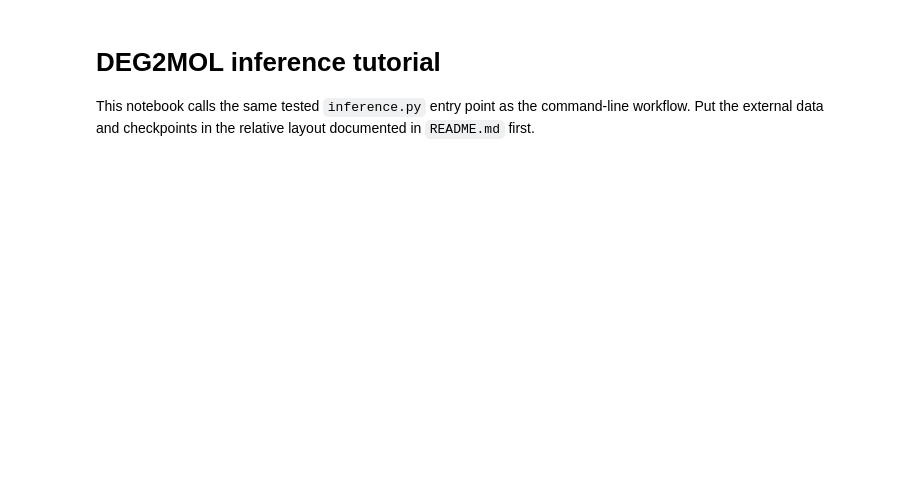
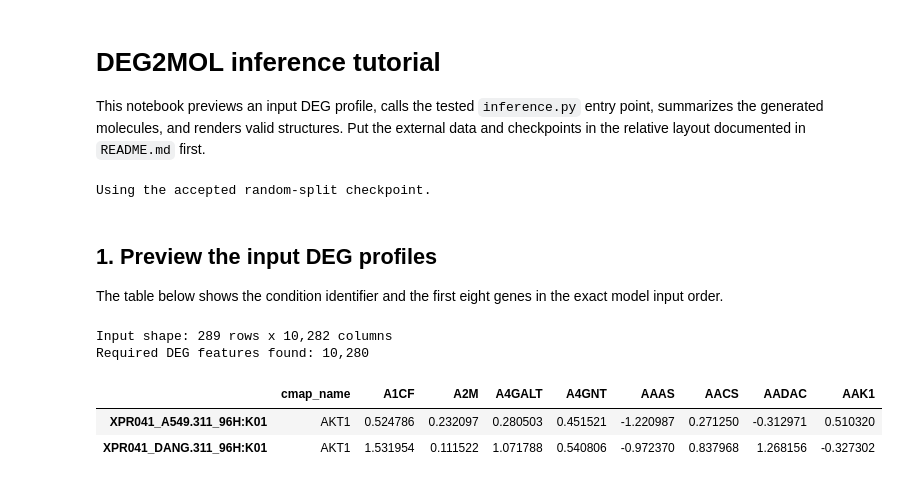
Before and after one commit to KU-MedAI/DEG2MOL, a Jupyter notebook: tutorial/inference.ipynb, the cells around one changed output. Saved outputs shown, nothing was run; the diff lists cells and outputs as text; code cells hidden in the pictures; blank space fills up the shorter version.

```diff
--- a/tutorial/inference.ipynb
+++ b/tutorial/inference.ipynb
@@ -1,7 +1,7 @@
 # %% [markdown]
 # DEG2MOL inference tutorial
 
-This notebook calls the same tested `inference.py` entry point as the command-line workflow. Put the external data and checkpoints in the relative layout documented in `README.md` first.
+This notebook previews an input DEG profile, calls the tested `inference.py` entry point, summarizes the generated molecules, and renders valid structures. Put the external data and checkpoints in the relative layout documented in `README.md` first.
 # %%
 from pathlib import Path
 import subprocess
@@ -30,5 +30,48 @@ NUM_MOLECULES_PER_INPUT = 10
 
 # Classifier-free guidance strength. Example: 3.0.
 GUIDANCE_SCALE = 3.0
+
+# Flow integration steps. Example: 20 for a quick test or 100 for a full run.
+NUM_STEPS = 100
+
+# Maximum number of valid molecules shown in the structure grid. Example: 12.
+MAX_MOLECULES_TO_DRAW = 12
 # ======================== END USER SETTINGS ========================
-REPO_ROOT
+print(f'Using the accepted {SPLIT}-split checkpoint.')
+# %% [output]
+Using the accepted random-split checkpoint.
+# %% [markdown]
+## 1. Preview the input DEG profiles
+
+The table below shows the condition identifier and the first eight genes in the exact model input order.
+# %%
+import pandas as pd
+from IPython.display import display
+
+if not INPUT_PATH.is_file():
+    raise FileNotFoundError(f'Input DEG table not found: {INPUT_PATH}')
+
+if INPUT_PATH.suffix.lower() == '.feather':
+    input_table = pd.read_feather(INPUT_PATH)
+elif INPUT_PATH.suffix.lower() == '.csv':
+    input_table = pd.read_csv(INPUT_PATH)
+else:
+    raise ValueError('INPUT_PATH must point to a .feather or .csv file.')
+
+gene_order_path = REPO_ROOT / 'data' / 'BP' / 'gene_attribute_matrix_overlap_with_L1000.csv'
+gene_names = pd.read_csv(gene_order_path, usecols=[0]).iloc[:, 0].dropna().astype(str).tolist()
+missing_genes = [gene for gene in gene_names if gene not in input_table.columns]
+if missing_genes:
+    raise ValueError(f'The input table is missing {len(missing_genes)} required genes.')
+
+preview_rows = NUM_INPUTS if NUM_INPUTS is not None else min(5, len(input_table))
+preview_columns = ['cmap_name'] + gene_names[:8]
+print(f'Input shape: {input_table.shape[0]:,} rows x {input_table.shape[1]:,} columns')
+print(f'Required DEG features found: {len(gene_names):,}')
+display(input_table.loc[:, preview_columns].head(preview_rows))
+# %% [output]
+Input shape: 289 rows x 10,282 columns
+Required DEG features found: 10,280
+|  | cmap_name | A1CF | A2M | A4GALT | A4GNT | AAAS | AACS | AADAC | AAK1 |
+| XPR041_A549.311_96H:K01 | AKT1 | 0.524786 | 0.232097 | 0.280503 | 0.451521 | -1.220987 | 0.271250 | -0.312971 | 0.510320 |
+| XPR041_DANG.311_96H:K01 | AKT1 | 1.531954 | 0.111522 | 1.071788 | 0.540806 | -0.972370 | 0.837968 | 1.268156 | -0.327302 |
```
Also changed, not shown: parts of 8 cells of this notebook, 2 other files.
